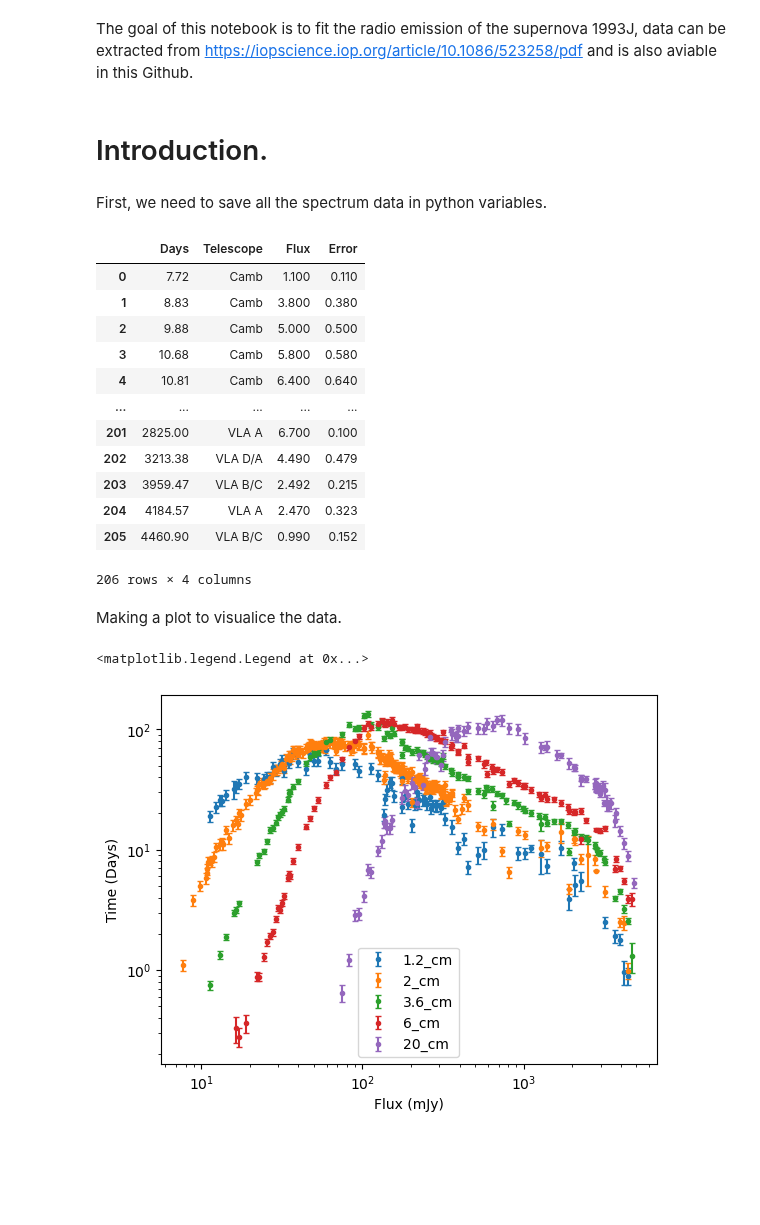
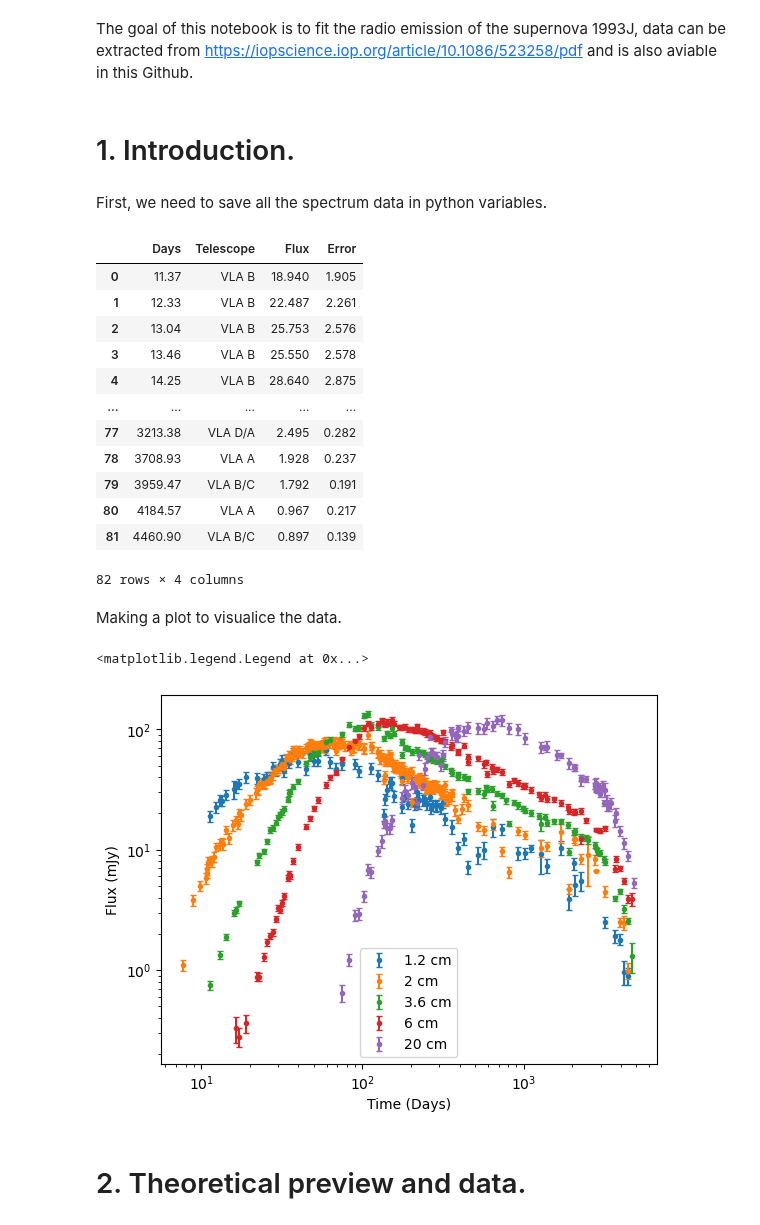
Before and after one commit to Camachoadri/JAEICU2024, a Jupyter notebook: Supernova SN1993J/SN1993J_Synchrotron.ipynb, the cells around one changed output. Drawn from its saved outputs; the diff is of its cells as text; code cells hidden in the pictures; blank space fills up the shorter version.

Commit message:
Asumptions, data and some model dependences

```diff
--- a/Supernova SN1993J/SN1993J_Synchrotron.ipynb
+++ b/Supernova SN1993J/SN1993J_Synchrotron.ipynb
@@ -15,7 +11,7 @@ import pandas as pd
 # %% [markdown]
 The goal of this notebook is to fit the radio emission of the supernova 1993J, data can be extracted from https://iopscience.iop.org/article/10.1086/523258/pdf and is also aviable in this Github.
 # %% [markdown]
-# Introduction.
+# 1. Introduction.
 # %% [markdown]
 First, we need to save all the spectrum data in python variables.
 # %%
@@ -28,49 +24,54 @@ data_3=[]
 data_6=[]
 data_20=[]
 
+#Extract the data
 data= pd.read_csv("Data/Datos SuperNova - 1.2_cm.csv")
-data_1.extend(('1.2_cm', data))
+data_1.extend(('1.2 cm', data))
 
 data= pd.read_csv("Data/Datos SuperNova - 2_cm.csv")
-data_2.extend(('2_cm', data))
+data_2.extend(('2 cm', data))
 
 data= pd.read_csv("Data/Datos SuperNova - 3.6_cm.csv")
-data_3.extend(('3.6_cm', data))
+data_3.extend(('3.6 cm', data))
 
 data= pd.read_csv("Data/Datos SuperNova - 6_cm.csv")
-data_6.extend(('6_cm', data))
+data_6.extend(('6 cm', data))
 
 data= pd.read_csv("Data/Datos SuperNova - 20_cm.csv")
-data_20.extend(('20_cm', data))
+data_20.extend(('20 cm', data))
 
 data= []
 data.extend((data_1, data_2, data_3, data_6, data_20))
 
-data[1][1]
+#visualice the data, Flux is in mJy
+data[0][1]
 # %% [output]
 |  | Days | Telescope | Flux | Error |
-| 0 | 7.72 | Camb | 1.100 | 0.110 |
-| 1 | 8.83 | Camb | 3.800 | 0.380 |
-| 2 | 9.88 | Camb | 5.000 | 0.500 |
-| 3 | 10.68 | Camb | 5.800 | 0.580 |
-| 4 | 10.81 | Camb | 6.400 | 0.640 |
+| 0 | 11.37 | VLA B | 18.940 | 1.905 |
+| 1 | 12.33 | VLA B | 22.487 | 2.261 |
+| 2 | 13.04 | VLA B | 25.753 | 2.576 |
+| 3 | 13.46 | VLA B | 25.550 | 2.578 |
+| 4 | 14.25 | VLA B | 28.640 | 2.875 |
 | ... | ... | ... | ... | ... |
-| 201 | 2825.00 | VLA A | 6.700 | 0.100 |
-| 202 | 3213.38 | VLA D/A | 4.490 | 0.479 |
-| 203 | 3959.47 | VLA B/C | 2.492 | 0.215 |
-| 204 | 4184.57 | VLA A | 2.470 | 0.323 |
-| 205 | 4460.90 | VLA B/C | 0.990 | 0.152 |
+| 77 | 3213.38 | VLA D/A | 2.495 | 0.282 |
+| 78 | 3708.93 | VLA A | 1.928 | 0.237 |
+| 79 | 3959.47 | VLA B/C | 1.792 | 0.191 |
+| 80 | 4184.57 | VLA A | 0.967 | 0.217 |
+| 81 | 4460.90 | VLA B/C | 0.897 | 0.139 |
-206 rows × 4 columns
+82 rows × 4 columns
 # %% [markdown]
 Making a plot to visualice the data.
 # %%
 for wavelenght in data:
-    plt.errorbar(wavelenght[1].Days, wavelenght[1].Flux, yerr=wavelenght[1].Error, fmt = '.', capsize=2, label= f'{wavelenght[0]}')
+    plt.errorbar(wavelenght[1].Days, wavelenght[1].Flux, yerr=wavelenght[1].Error,
+                 fmt = '.', capsize=2, label= f'{wavelenght[0]}')
 plt.xscale("log")
 plt.yscale("log")
 plt.ylabel("Flux (mJy)")
 plt.xlabel("Time (Days)")
 plt.legend()
 # %% [output]
 <matplotlib.legend.Legend at 0x...>
-[figure, old version]
+[figure, new version]
+# %% [markdown]
+# 2. Theoretical preview and data.
```
Also changed, not shown: parts of 4 cells of this notebook.
